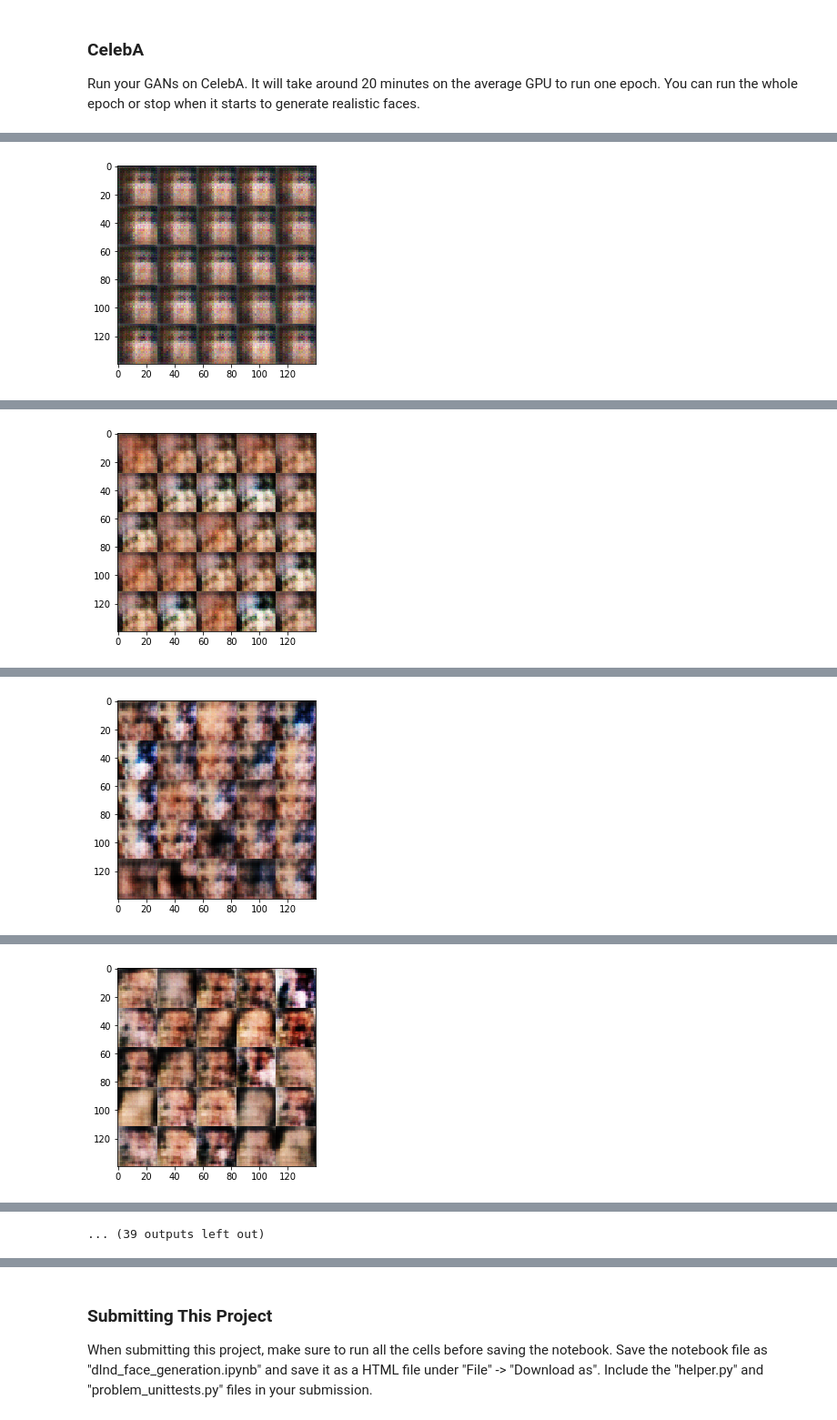
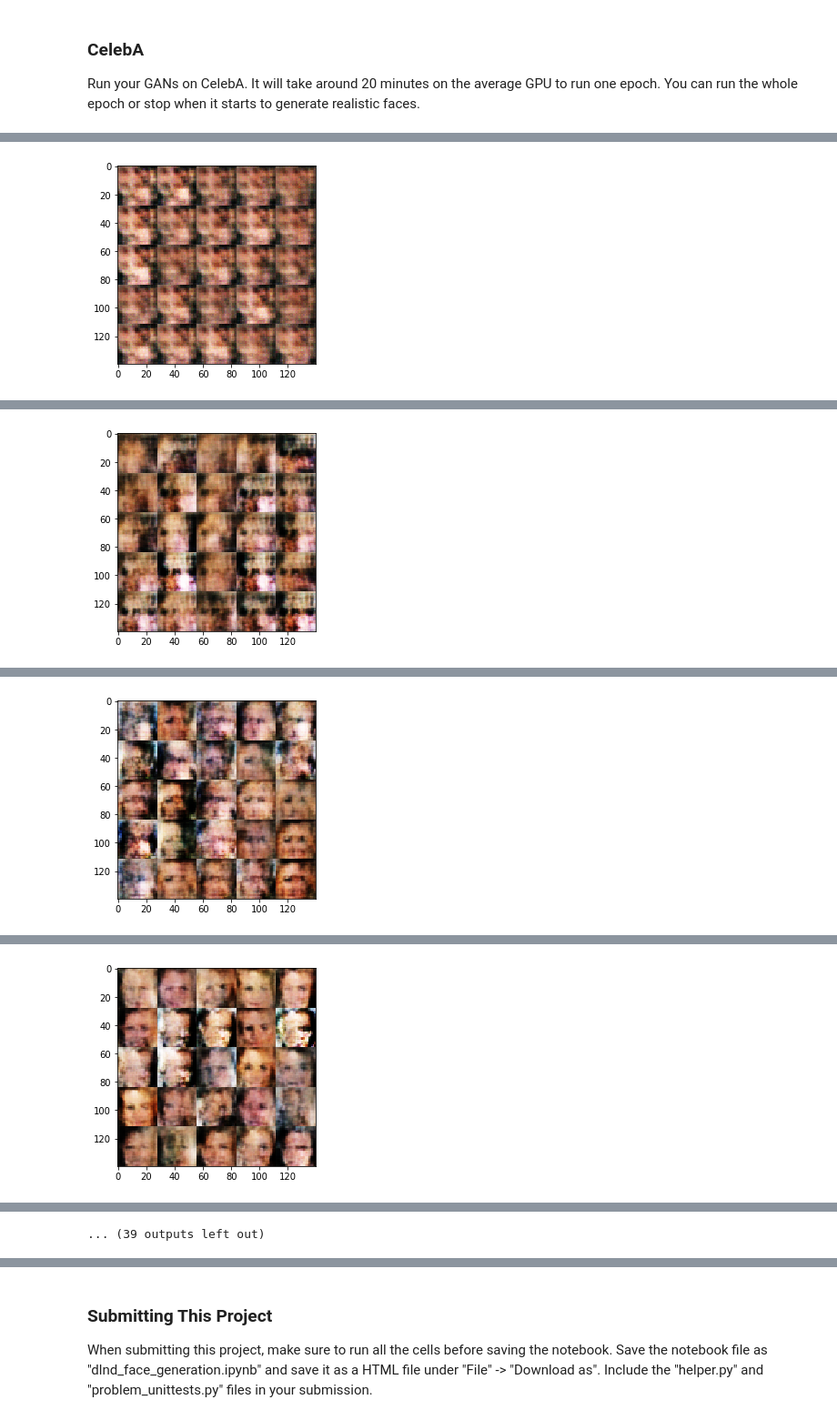
Before and after one commit to gotamist/deep-learning, a Jupyter notebook: dlnd_face_generation.ipynb, the cells around one changed output, grey strips where cells are left out. Shown at 91% size. Saved outputs shown, nothing was run; the diff lists cells and outputs as text; code cells hidden in the pictures.

Commit message:
Raise keep_prob to 0.8

```diff
--- a/dlnd_face_generation.ipynb
+++ b/dlnd_face_generation.ipynb
@@ -132,7 +132,7 @@ Tests Passed
 ### Discriminator
 Implement `discriminator` to create a discriminator neural network that discriminates on `images`.  This function should be able to reuse the variables in the neural network.  Use [`tf.variable_scope`](https://www.tensorflow.org/api_docs/python/tf/variable_scope) with a scope name of "discriminator" to allow the variables to be reused.  The function should return a tuple of (tensor output of the discriminator, tensor logits of the discriminator).
 # %%
-def discriminator(images, reuse=False, alpha = 0.2, keep_prob = 0.5):
+def discriminator(images, reuse=False, alpha = 0.2, keep_prob = 0.8):
     """
     Create the discriminator network
     :param images: Tensor of input image(s)
@@ -144,18 +144,21 @@ def discriminator(images, reuse=False, alpha = 0.2, keep_prob = 0.5):
             # Input layer is 28x28x1 for MNIST and celebA
 
             x1 = tf.layers.conv2d(images, 64, 5, strides = 2, padding = 'same')
+#             x1 = tf.layers.conv2d(images, 64, 5, strides = 2, padding = 'same', kernel_initializer=tf.contrib.layers.xavier_initializer())
             # no batch_normalization in the first layer
             lrelu1 = tf.maximum( alpha*x1, x1)
             lrelu1 = tf.nn.dropout(lrelu1, keep_prob)
             # now 14x14x64
 
             x2 = tf.layers.conv2d(lrelu1, 128, 5, strides = 2, padding = 'same')
+#             x2 = tf.layers.conv2d(lrelu1, 128, 5, strides = 2, padding = 'same', kernel_initializer=tf.contrib.layers.xavier_initializer())
             bn2 = tf.layers.batch_normalization( x2, training = True )
             lrelu2 = tf.maximum( alpha*bn2, bn2)
             lrelu2 = tf.nn.dropout(lrelu2, keep_prob)
             # now 7x7x128
 
             x3 = tf.layers.conv2d(lrelu1, 256, 5, strides = 2, padding = 'same')
+#             x3 = tf.layers.conv2d(lrelu1, 256, 5, strides = 2, padding = 'same', kernel_initializer=tf.contrib.layers.xavier_initializer())
             bn3 = tf.layers.batch_normalization( x3, training = True )
             lrelu3 = tf.maximum( alpha*bn3, bn3)
             lrelu3 = tf.nn.dropout(lrelu3, keep_prob)
@@ -447,7 +450,7 @@ Run your GANs on CelebA.  It will take around 20 minutes on the average GPU to r
 # %%
 batch_size = 16 #needs to be a factor of 4096
 z_dim = 100
-learning_rate = 0.0002
+learning_rate = 0.0003
 beta1 = 0.2
 
 print_every = 100
@@ -470 +473 @@ Epoch 1/1... Batch # 500/1... Discriminator Loss: 1.1459... Generator Loss: 0.92
-[figure, old version]
+[figure, new version]
@@ -476 +479 @@ Epoch 1/1... Batch # 1000/1... Discriminator Loss: 0.8375... Generator Loss: 1.5
-[figure, old version]
+[figure, new version]
@@ -482 +485 @@ Epoch 1/1... Batch # 1500/1... Discriminator Loss: 0.8729... Generator Loss: 1.2
-[figure, old version]
+[figure, new version]
@@ -488 +491 @@ Epoch 1/1... Batch # 2000/1... Discriminator Loss: 0.9191... Generator Loss: 1.6
-[figure, old version]
+[figure, new version]
```
Also changed, not shown: parts of 4 cells of this notebook.
